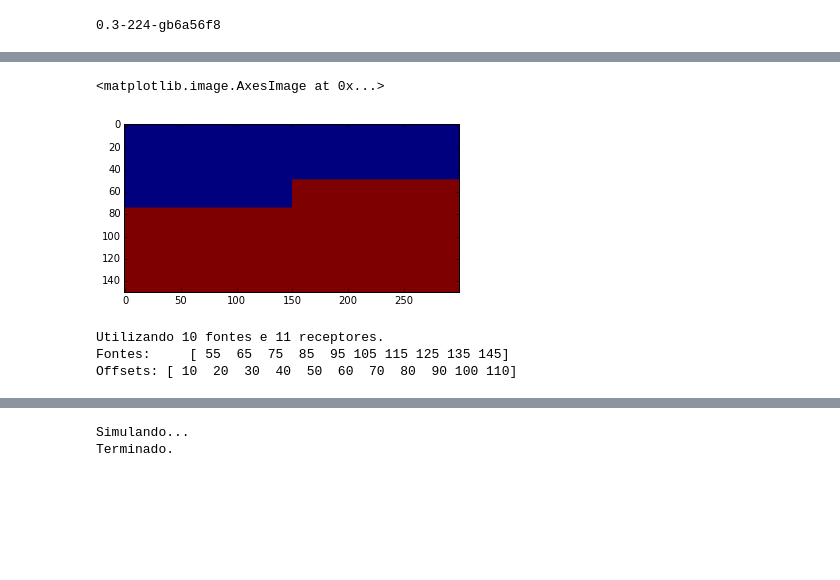
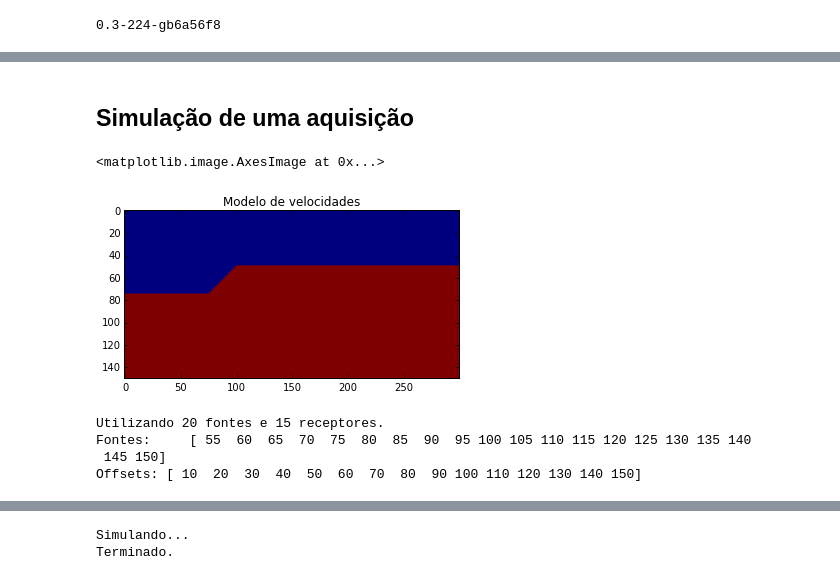
Before and after one commit to leouieda/geofisica2, a Jupyter notebook: notebooks/sismica-reflexao.ipynb, the cells around one changed output, grey strips where cells are left out. Saved outputs shown, nothing was run; the diff lists cells and outputs as text; code cells hidden in the pictures; blank space fills up the shorter version.

```diff
--- a/notebooks/sismica-reflexao.ipynb
+++ b/notebooks/sismica-reflexao.ipynb
@@ -76,3 +78,5 @@ widgets.interactive(plot_aquisicao, fontes=(1, 5, 1), receptores=(1, 15, 1), pas
+# %% [markdown]
+## Simulação de uma aquisição
 # %%
 shape = (150, 300)
 spacing = 10
@@ -82,22 +86,26 @@ velocidade = np.ones(shape)*4000
 l1 = shape[0]//2
 densidade[l1:,:] = 1800
 velocidade[l1:,:] = 5000
-l2 = shape[0]//3
-densidade[l2:l1, shape[1]//2:] = 1800
-velocidade[l2:l1, shape[1]//2:] = 5000
+for i, l in enumerate(range(shape[0]//3, l1, 1)):
+    end = shape[1]//3
+    densidade[l, end - 1*i:] = 1800
+    velocidade[l, end - 1*i:] = 5000
-# %%
-plt.imshow(densidade)
-# %% [output]
-<matplotlib.image.AxesImage at 0x...>
-[figure, removed]
+# %%
+plt.figure()
+plt.title('Modelo de velocidades')
+plt.imshow(velocidade)
+# %% [output]
+<matplotlib.image.AxesImage at 0x...>
+[figure, added]
 # %%
 offset = 10
-fontes = np.array(range(55, shape[1]//2, offset))
-offsets = np.array(range(offset, 12*offset, offset))
+fontes = np.array(range(55, shape[1]//2 + 1, offset//2))
+offsets = np.array(range(offset, 16*offset, offset))
 print("Utilizando {} fontes e {} receptores.".format(len(fontes), len(offsets)))
 print('Fontes:     {}'.format(fontes))
 print('Offsets: {}'.format(offsets))
 # %% [output]
-Utilizando 10 fontes e 11 receptores.
-Fontes:     [ 55  65  75  85  95 105 115 125 135 145]
-Offsets: [ 10  20  30  40  50  60  70  80  90 100 110]
+Utilizando 20 fontes e 15 receptores.
+Fontes:     [ 55  60  65  70  75  80  85  90  95 100 105 110 115 120 125 130 135 140
+ 145 150]
+Offsets: [ 10  20  30  40  50  60  70  80  90 100 110 120 130 140 150]
```
Also changed, not shown: parts of 5 cells of this notebook.
